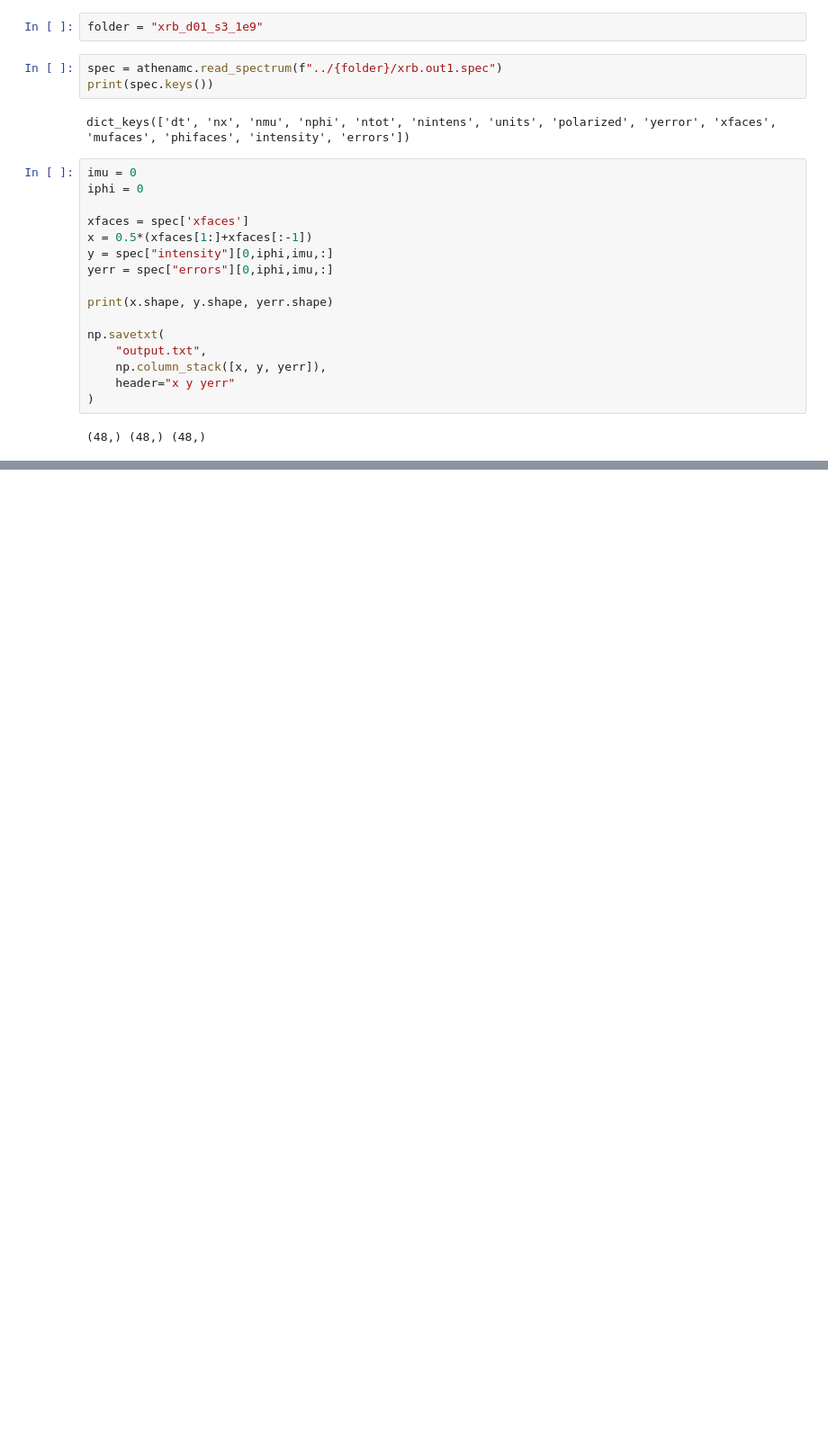
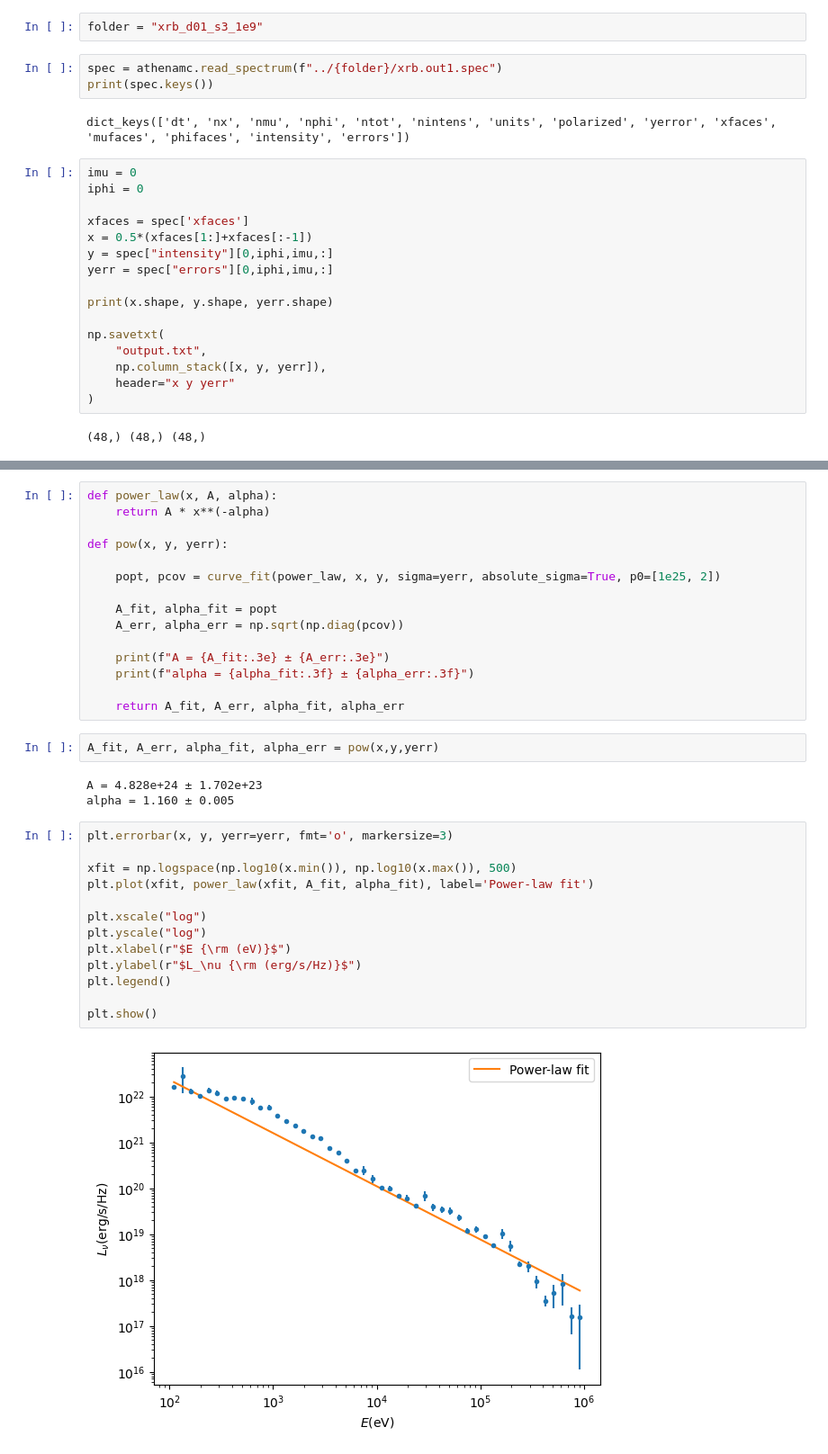
Before and after one commit to jez2sk/astr4460_final_prject, a Jupyter notebook: final_project.ipynb, the cells around one changed output, grey strips where cells are left out. Shown at 90% size. Drawn from its saved outputs; the diff is of its cells as text; blank space fills up the shorter version.

Commit message:
power law worksgit push

```diff
--- a/final_project.ipynb
+++ b/final_project.ipynb
@@ -44,3 +41,38 @@ plt.yscale("log")
 plt.show()
 # %% [output]
 [figure]
+# %%
+def power_law(x, A, alpha):
+    return A * x**(-alpha)
+
+def pow(x, y, yerr):
+
+    popt, pcov = curve_fit(power_law, x, y, sigma=yerr, absolute_sigma=True, p0=[1e25, 2])
+
+    A_fit, alpha_fit = popt
+    A_err, alpha_err = np.sqrt(np.diag(pcov))
+
+    print(f"A = {A_fit:.3e} ± {A_err:.3e}")
+    print(f"alpha = {alpha_fit:.3f} ± {alpha_err:.3f}")
+
+    return A_fit, A_err, alpha_fit, alpha_err
+# %%
+A_fit, A_err, alpha_fit, alpha_err = pow(x,y,yerr)
+# %% [output]
+A = 4.828e+24 ± 1.702e+23
+alpha = 1.160 ± 0.005
+# %%
+plt.errorbar(x, y, yerr=yerr, fmt='o', markersize=3)
+
+xfit = np.logspace(np.log10(x.min()), np.log10(x.max()), 500)
+plt.plot(xfit, power_law(xfit, A_fit, alpha_fit), label='Power-law fit')
+
+plt.xscale("log")
+plt.yscale("log")
+plt.xlabel(r"$E {\rm (eV)}$")
+plt.ylabel(r"$L_\nu {\rm (erg/s/Hz)}$")
+plt.legend()
+
+plt.show()
+# %% [output]
+[figure, added]
```
Also changed, not shown: parts of 2 cells of this notebook.
